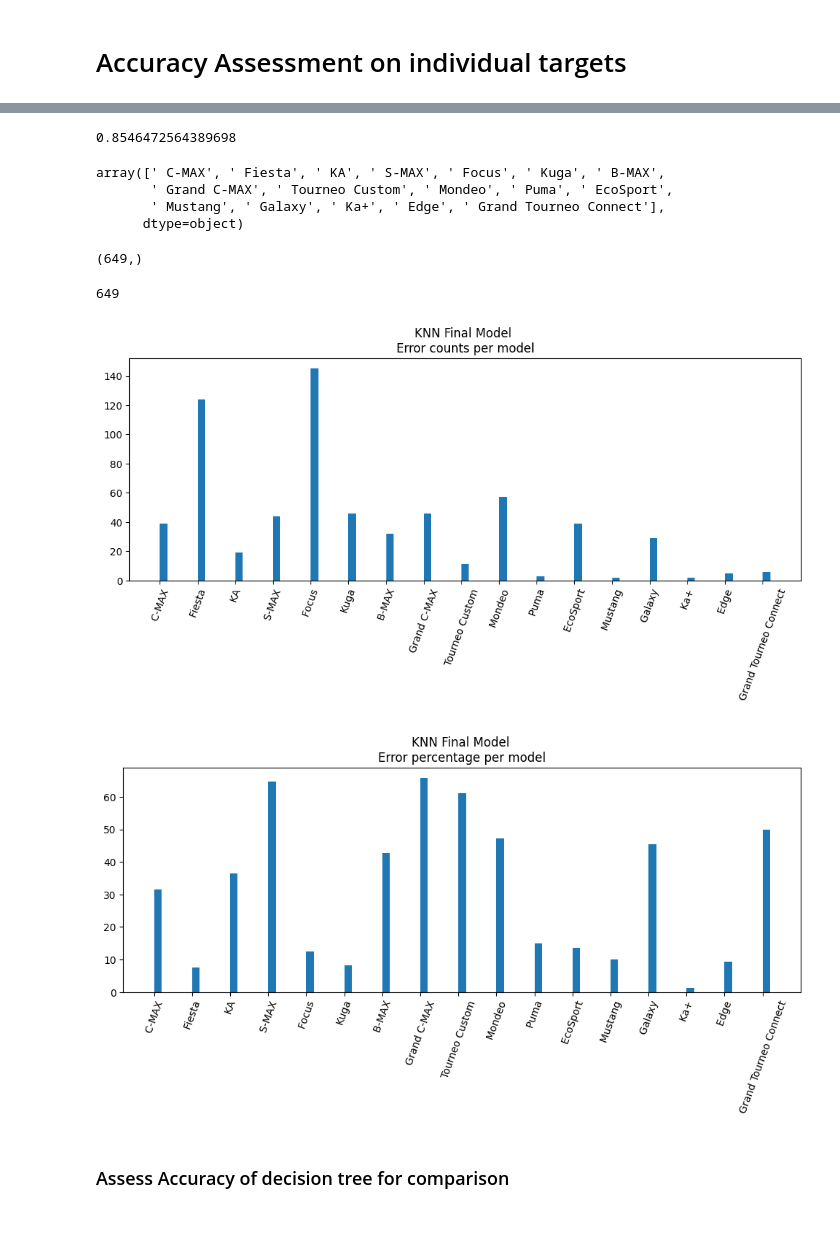
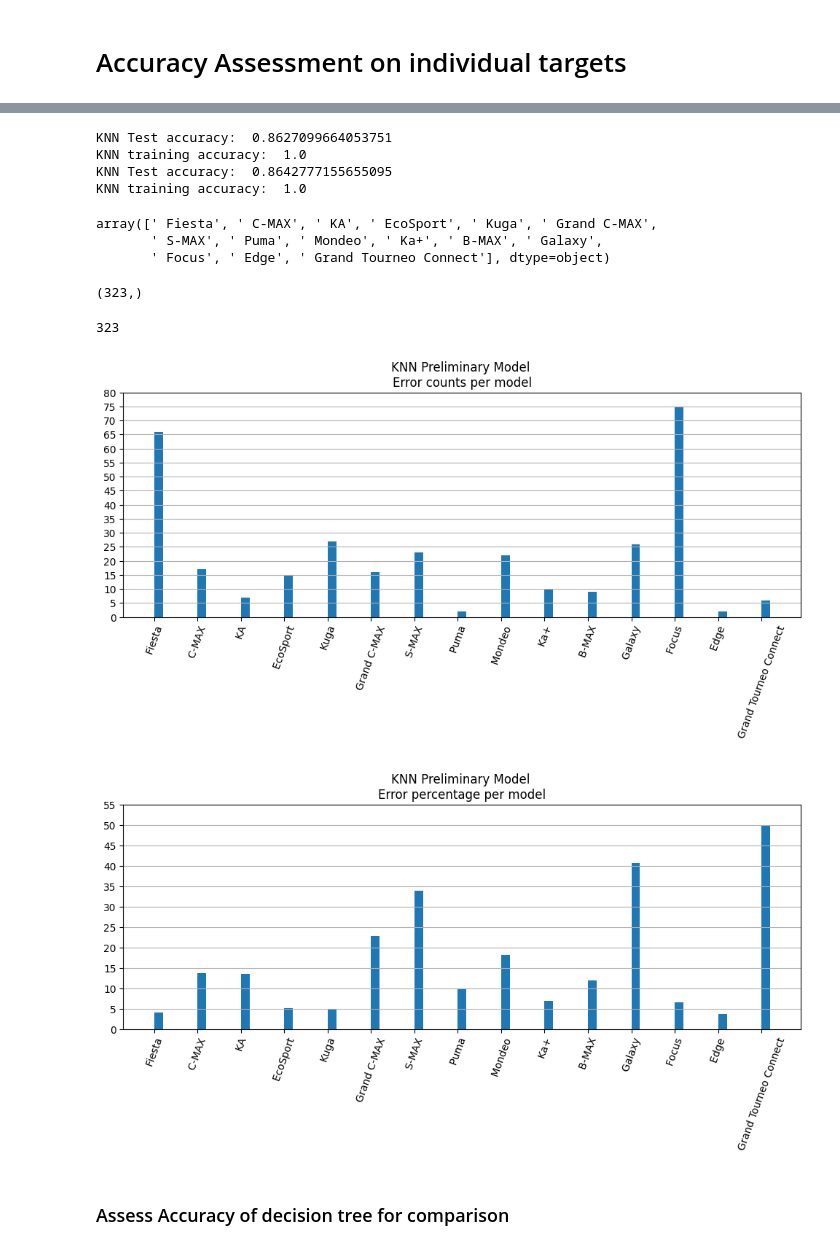
Before and after one commit to ddoggdiggitty/INFS-768-project, a Jupyter notebook: Group Project/Programming/CompiledKNN.ipynb, the cells around one changed output, grey strips where cells are left out. Cells and saved outputs as stored; diff of their text form; code cells hidden in the pictures; blank space fills up the shorter version.

Commit message:
Updated CompiledKNN.ipynb
Signed-off-by: ddoggdiggitty <93421421+ddoggdiggitty@users.noreply.github.com>

```diff
--- a/Group Project/Programming/CompiledKNN.ipynb
+++ b/Group Project/Programming/CompiledKNN.ipynb
@@ -195,21 +211,36 @@ X_train_scaled, X_test_scaled, y_train, y_test = train_test_split(
     random_state=0
 )
 # %%
-
+gen_new_plot=False
 if (gen_new_plot):
+    # KNN without distance weighting
     arr = np.array([])
     y_test = y_test.squeeze()
     for n in range(1,15):
-        knn = KNeighborsClassifier(n_neighbors=n)
+        knn = KNeighborsClassifier(n_neighbors=n, weights="uniform")
         knn.fit(X_train_scaled, y_train)
         y1_predict = knn.predict(X_test_scaled)
         m = np.mean(y1_predict == y_test)
         arr = np.append(arr, np.array(m))
     plt.plot(range(1, arr.size+1), arr)
-    plt.title("K vs. Accuracy")
+    plt.title("K vs. Accuracy, no weights")
+    plt.show()
+    # KNN with distance weighting
+    arr = np.array([])
+    y_test = y_test.squeeze()
+    for n in range(1,15):
+        knn = KNeighborsClassifier(n_neighbors=n, weights="distance")
+        knn.fit(X_train_scaled, y_train)
+        y1_predict = knn.predict(X_test_scaled)
+        m = np.mean(y1_predict == y_test)
+        arr = np.append(arr, np.array(m))
+    plt.plot(range(1, arr.size+1), arr)
+    plt.title("K vs. Accuracy, weights=\"distance\"")
     plt.show()
 else:
     filename = ".CompiledKNN/K_vs._Accuracy.png"
     display(Image(filename=filename))
+    filename = ".CompiledKNN/K vs. Accuracy - weighted.png"
+    display(Image(filename=filename))
 # %% [output]
 [figure]
@@ -216,50 +248,65 @@ else:
-# %%
-knn = KNeighborsClassifier(n_neighbors=3)
-knn.fit(X_train_scaled, y_train)
-y_predict = knn.predict(X_test_scaled)
-display(knn.score(X_test_scaled, y_test))
-# %% [output]
-0.8546472564389698
+# %%
+# No weights
+knn = KNeighborsClassifier(n_neighbors=1)
+knn.fit(X_train_scaled, y_train)
+y_predict = knn.predict(X_test_scaled)
+print("KNN Test accuracy: ", knn.score(X_test_scaled, y_test))
+print("KNN training accuracy: ", knn.score(X_train_scaled, y_train))
+
+# Weighted
+knn = KNeighborsClassifier(n_neighbors=5, weights="distance")
+knn.fit(X_train_scaled, y_train)
+y_predict = knn.predict(X_test_scaled)
+print("KNN Test accuracy: ", knn.score(X_test_scaled, y_test))
+print("KNN training accuracy: ", knn.score(X_train_scaled, y_train))
+# %% [output]
+KNN Test accuracy:  0.8627099664053751
+KNN training accuracy:  1.0
+KNN Test accuracy:  0.8642777155655095
+KNN training accuracy:  1.0
 # %%
 misclassified_y = y_test[y_test != y_predict]
 
 names = pd.Series(misclassified_y).unique()
 sum = 0
 error_counts = np.array([])
 name_counts = np.array([])
 for name in names:
     errors = misclassified_y[misclassified_y == name].shape[0]
     sum += errors
     error_counts = np.append(error_counts, np.array(errors))
     name_total = y_test[y_test == name].shape[0]
     name_counts = np.append(name_counts, np.array(name_total))
 display(names, misclassified_y.shape, sum)
 
 error_percentage = 100 * error_counts / name_counts
 
 
 
 # Plot misclassifications
 plt.figure(figsize=(12, 4))
 plt.bar(range(error_counts.size), height=error_counts, align='edge', width=0.2)
 plt.xticks(range(error_counts.size), names, rotation=70)
-plt.title("KNN Final Model \nError counts per model")
+plt.yticks(range(0, int(error_counts.max())+10, 5))
+plt.grid(axis='y')
+plt.title("KNN Preliminary Model \nError counts per model")
 plt.show()
 
 plt.figure(figsize=(12, 4))
 plt.bar(range(error_counts.size), height=error_percentage, align='edge', width=0.2)
 plt.xticks(range(error_counts.size), names, rotation=70)
-plt.title("KNN Final Model \nError percentage per model")
+plt.yticks(range(0, int(error_percentage.max())+10,5))
+plt.grid(axis='y')
+plt.title("KNN Preliminary Model \nError percentage per model")
 plt.show()
 # %% [output]
-array([' C-MAX', ' Fiesta', ' KA', ' S-MAX', ' Focus', ' Kuga', ' B-MAX',
-       ' Grand C-MAX', ' Tourneo Custom', ' Mondeo', ' Puma', ' EcoSport',
-       ' Mustang', ' Galaxy', ' Ka+', ' Edge', ' Grand Tourneo Connect'],
-      dtype=object)
+array([' Fiesta', ' C-MAX', ' KA', ' EcoSport', ' Kuga', ' Grand C-MAX',
+       ' S-MAX', ' Puma', ' Mondeo', ' Ka+', ' B-MAX', ' Galaxy',
+       ' Focus', ' Edge', ' Grand Tourneo Connect'], dtype=object)
-(649,)
+(323,)
-649
+323
-[figure, old version]
+[figure, new version]
-[figure, old version]
+[figure, new version]
 # %% [markdown]
 ### Assess Accuracy of decision tree for comparison
 # %%
```
Also changed, not shown: parts of 11 cells of this notebook.
